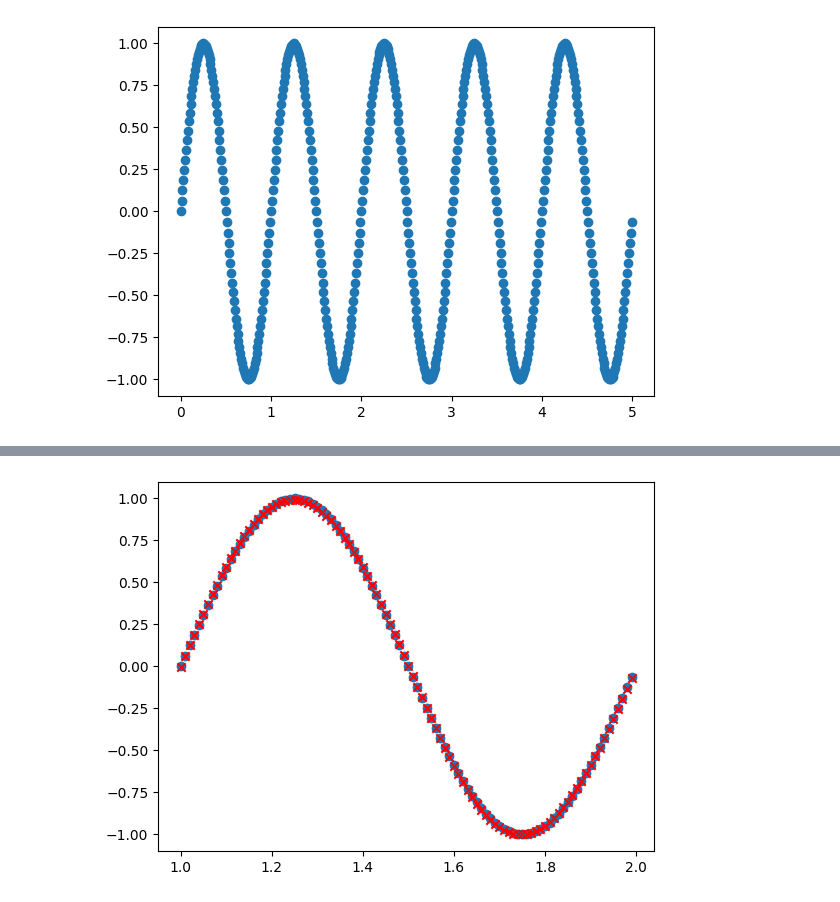
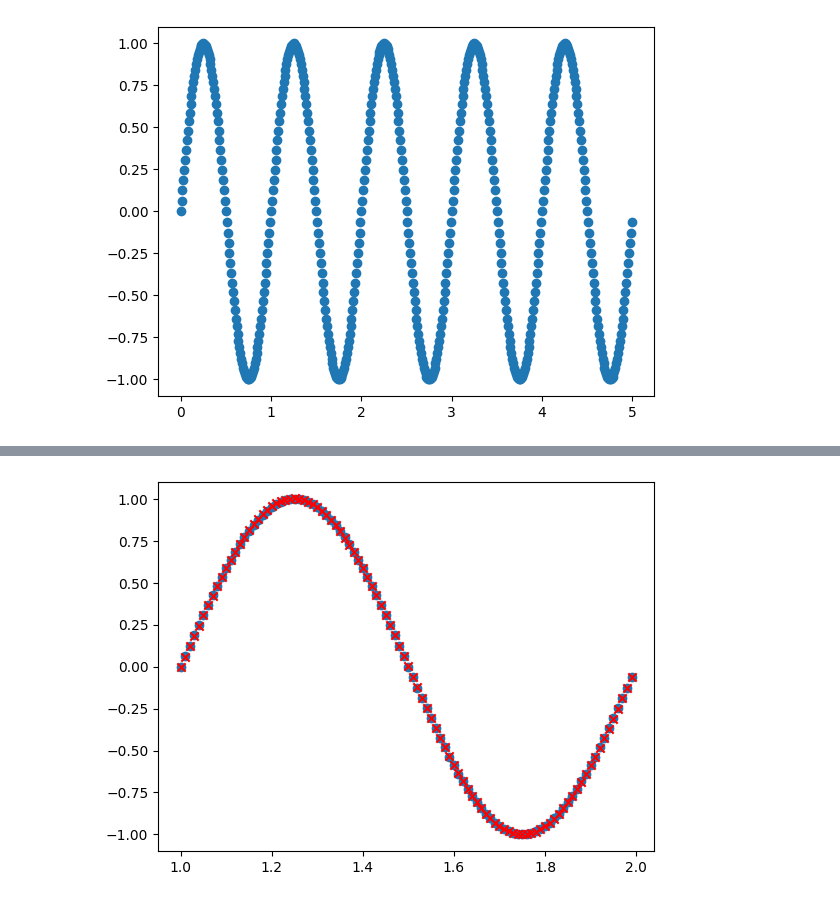
Before and after one commit to kylecui/caisp_module3, a Jupyter notebook: src/nn_to_sin.ipynb, the cells around one changed output, grey strips where cells are left out. Saved outputs shown, nothing was run; the diff lists cells and outputs as text; code cells hidden in the pictures.

```diff
--- a/src/nn_to_sin.ipynb
+++ b/src/nn_to_sin.ipynb
@@ -104,18 +104,18 @@ TypeError: can't convert cuda:0 device type tensor to numpy. Use Tensor.cpu() to
 # %%
 x = np.arange(1.0, 2.0, 0.01)
 y = np.sin(2 * np.pi * x)
 
 x = x.reshape(100, 1)
 y = y.reshape(100, 1)
 
 plt.scatter(x, y)
-x = torch.Tensor(x)
-y = torch.Tensor(y)
+x = torch.Tensor(x).to(device)
+y = torch.Tensor(y).to(device)
 h = model(x)
-x = x.data.numpy()
-h = h.data.numpy()
+x = x.detach().cpu().data.numpy()
+h = h.detach().cpu().data.numpy()
 plt.scatter(x, h, color='red', marker='x')
 
 plt.show()
 # %% [output]
-[figure, old version]
+[figure, new version]
```
Also changed, not shown: parts of 2 cells of this notebook, 3 other files.
